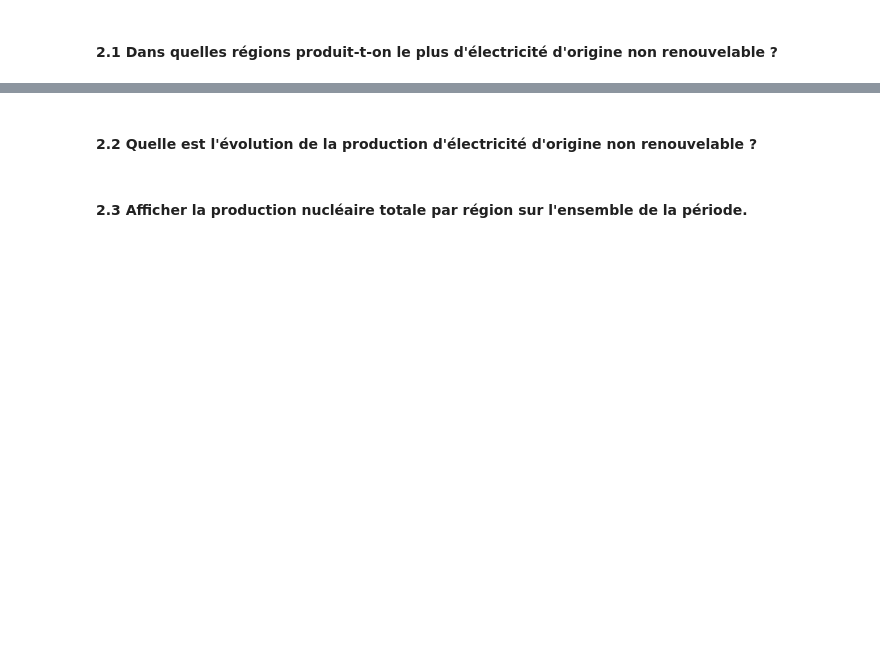
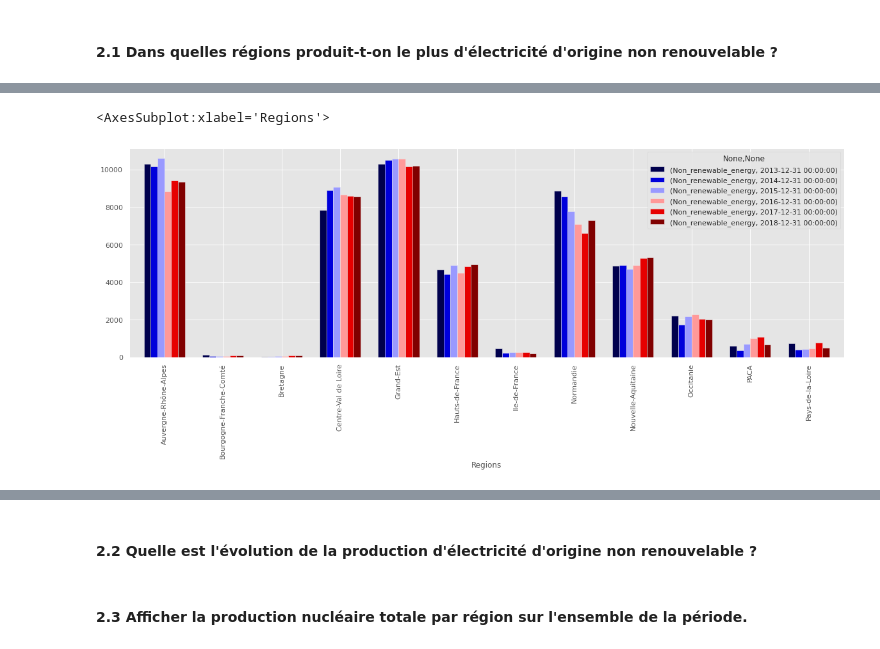
Before and after one commit to eusoumarkinhoz/Stats_Prob-2, a Jupyter notebook: Notebook/1.2 _wip_Regional - Series temporelles.ipynb, the cells around one changed output, grey strips where cells are left out. Drawn from its saved outputs; the diff is of its cells as text; code cells hidden in the pictures; blank space fills up the shorter version.

```diff
--- a/Notebook/1.2 _wip_Regional - Series temporelles.ipynb
+++ b/Notebook/1.2 _wip_Regional - Series temporelles.ipynb
@@ -429,0 +436,23 @@ _______________________________________
+# %%
+regions_prod_non_renewable = df_regional
+# %%
+#WIP
+
+# Selecting only columns of no renewable
+regions_prod_non_renewable = (regions_prod_non_renewable.drop(columns=['Consommation', 'Eolien',
+                                                            'Solaire', 'Hydraulique',
+                                                            'Pompage', 'Bioénergies','Ech. physiques'])
+                                                     .dropna(how='all', axis='columns')
+                                                     .dropna(how='all', axis='rows')
+                                                     .replace('Nan', np.nan)
+                                                     .rename(columns={'Périmètre': 'Regions', 'Nucléaire':'Nucleaire'})
+
+                                                        )
+
+
+
+
+
+
+
+regions_prod_no_renewable
@@ -430,2 +473,9 @@ _______________________________________
 # %% [markdown]
 #### 2.1 Dans quelles régions produit-t-on le plus d'électricité d'origine non renouvelable ?
+# %%
+# Sum up Consomption Thermique and Nucléaire
+regions_prod_non_renewable['Non_renewable_energy'] = (regions_prod_non_renewable['Thermique'].fillna(0) +
+                                                    regions_prod_non_renewable['Nucleaire'].fillna(0))
+
+
+regions_prod_non_renewable
@@ -431,0 +512,12 @@ _______________________________________
+# %%
+( regions_prod_non_renewable.drop(columns=['Thermique', 'Nucleaire'])
+                              .sort_values(by='Non_renewable_energy', ascending=False)
+                              .groupby([pd.Grouper(freq="Y"), 'Regions'])
+                              .mean()
+                              .unstack(level=0)
+                              .plot(kind='bar', figsize=(20, 6), width =0.7, colormap='seismic')
+
+)
+# %% [output]
+<AxesSubplot:xlabel='Regions'>
+[figure, added]
```
Also changed, not shown: parts of 15 cells of this notebook, 1 other file.
